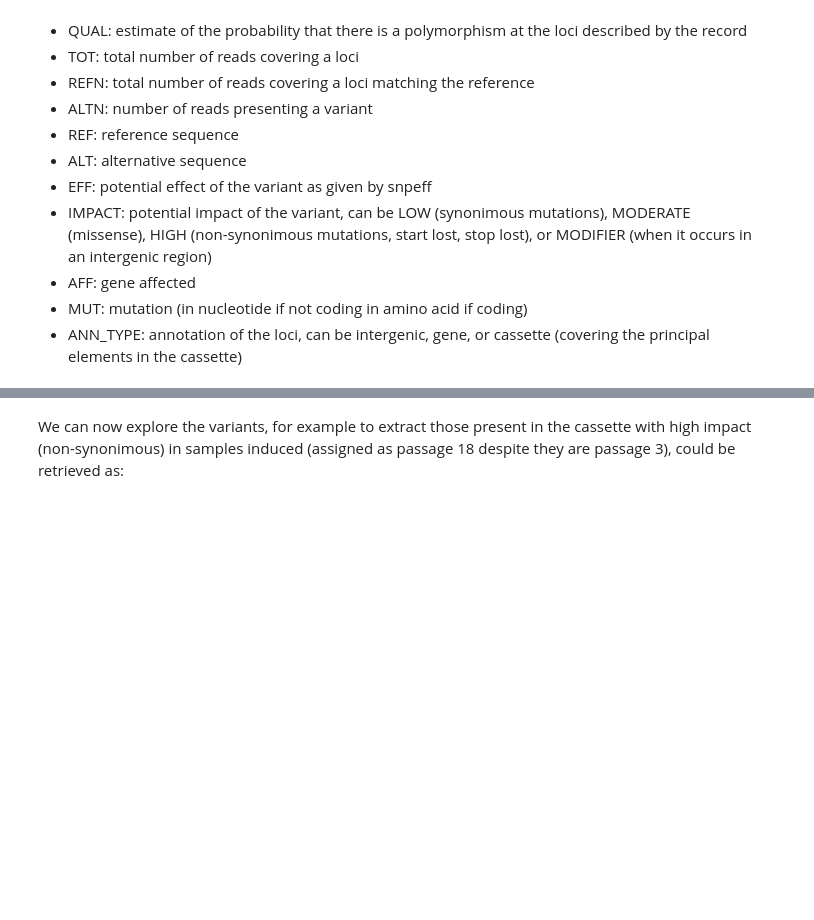
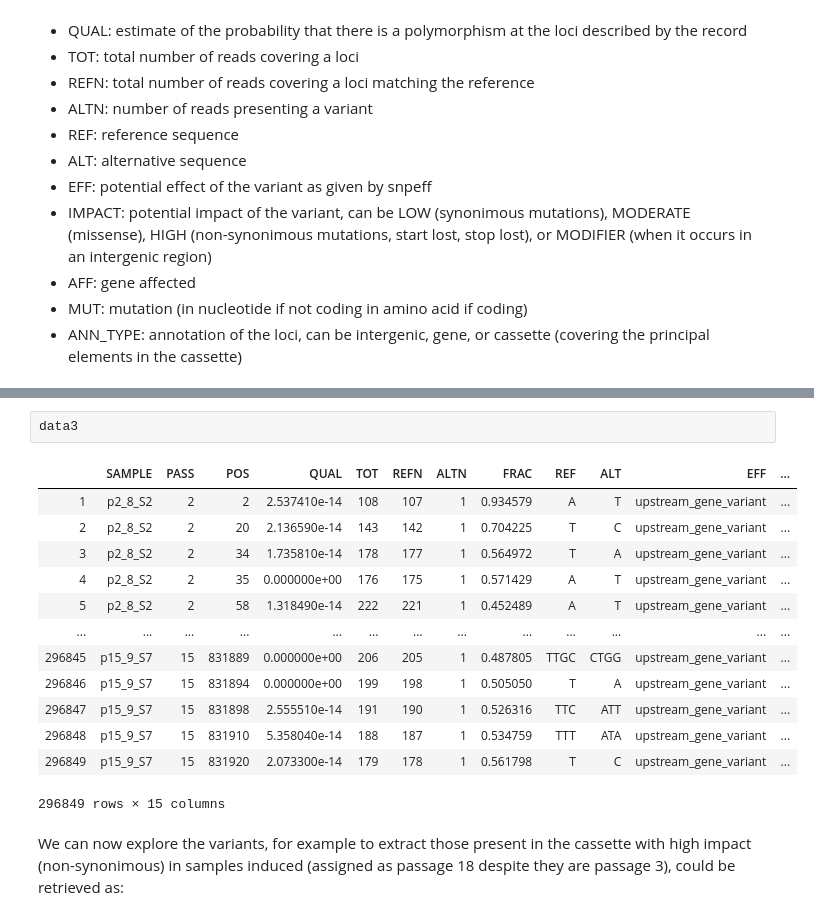
Before and after one commit to CRG-CNAG/killswitch, a Jupyter notebook: ksanalysis.ipynb, the cells around one changed output, grey strips where cells are left out. Drawn from its saved outputs; the diff is of its cells as text; blank space fills up the shorter version.

```diff
--- a/ksanalysis.ipynb
+++ b/ksanalysis.ipynb
@@ -193,3 +210,19 @@ Loading data for genome 20
+# %%
+data3
+# %% [output]
+|  | SAMPLE | PASS | POS | QUAL | TOT | REFN | ALTN | FRAC | REF | ALT | EFF | ... |
+| 1 | p2_8_S2 | 2 | 2 | 2.537410e-14 | 108 | 107 | 1 | 0.934579 | A | T | upstream_gene_variant | ... |
+| 2 | p2_8_S2 | 2 | 20 | 2.136590e-14 | 143 | 142 | 1 | 0.704225 | T | C | upstream_gene_variant | ... |
+| 3 | p2_8_S2 | 2 | 34 | 1.735810e-14 | 178 | 177 | 1 | 0.564972 | T | A | upstream_gene_variant | ... |
+| 4 | p2_8_S2 | 2 | 35 | 0.000000e+00 | 176 | 175 | 1 | 0.571429 | A | T | upstream_gene_variant | ... |
+| 5 | p2_8_S2 | 2 | 58 | 1.318490e-14 | 222 | 221 | 1 | 0.452489 | A | T | upstream_gene_variant | ... |
+| ... | ... | ... | ... | ... | ... | ... | ... | ... | ... | ... | ... | ... |
+| 296845 | p15_9_S7 | 15 | 831889 | 0.000000e+00 | 206 | 205 | 1 | 0.487805 | TTGC | CTGG | upstream_gene_variant | ... |
+| 296846 | p15_9_S7 | 15 | 831894 | 0.000000e+00 | 199 | 198 | 1 | 0.505050 | T | A | upstream_gene_variant | ... |
+| 296847 | p15_9_S7 | 15 | 831898 | 2.555510e-14 | 191 | 190 | 1 | 0.526316 | TTC | ATT | upstream_gene_variant | ... |
+| 296848 | p15_9_S7 | 15 | 831910 | 5.358040e-14 | 188 | 187 | 1 | 0.534759 | TTT | ATA | upstream_gene_variant | ... |
+| 296849 | p15_9_S7 | 15 | 831920 | 2.073300e-14 | 179 | 178 | 1 | 0.561798 | T | C | upstream_gene_variant | ... |
+296849 rows × 15 columns
 # %% [markdown]
 We can now explore the variants, for example to extract those present in the cassette with high impact (non-synonimous) in samples induced (assigned as passage 18 despite they are passage 3), could be retrieved as:
 # %%
```
Also changed, not shown: parts of 22 cells of this notebook, 11 other files.
